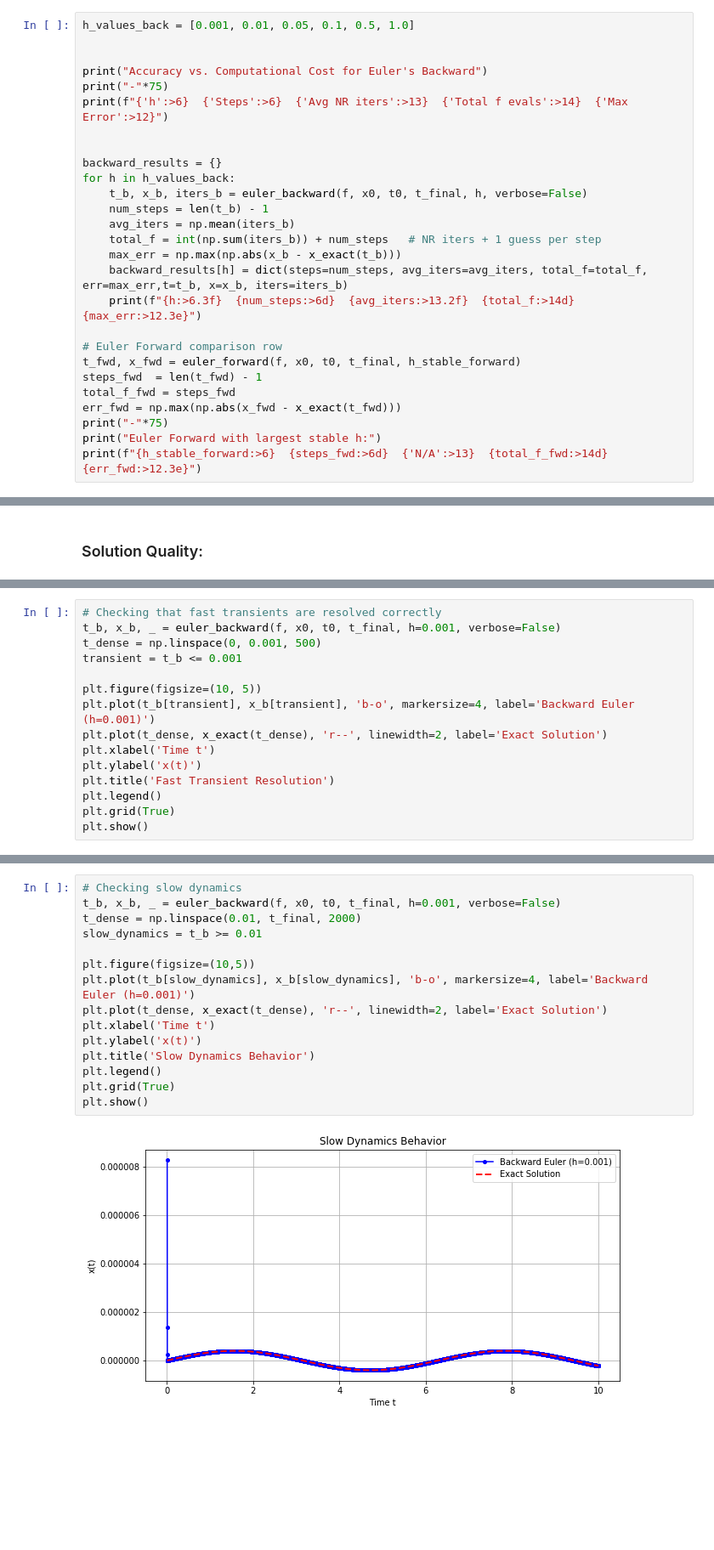
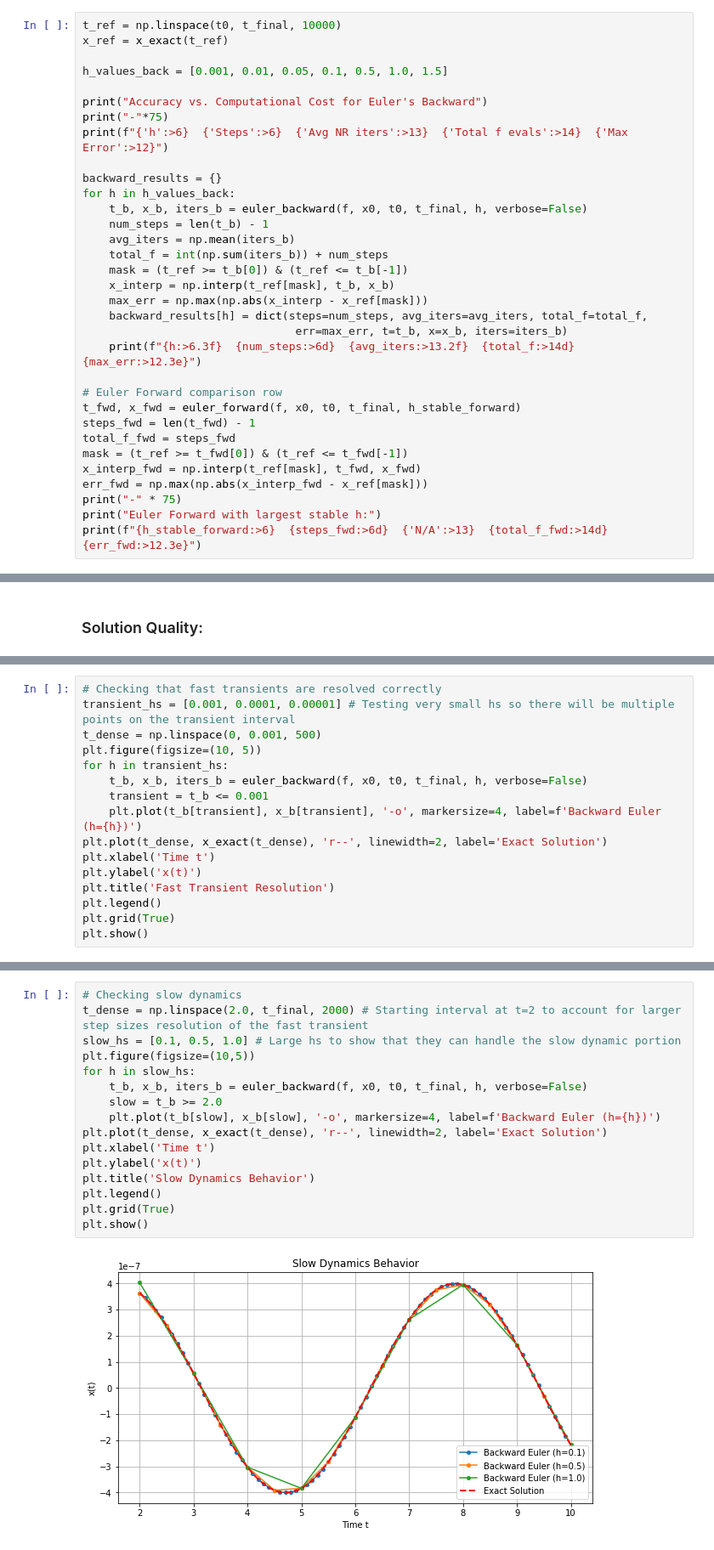
Before and after one commit to walttruelove29/coe311k, a Jupyter notebook: Final/Finalpt2.ipynb, the cells around one changed output, grey strips where cells are left out. Shown at 85% size. Drawn from its saved outputs; the diff is of its cells as text; blank space fills up the shorter version.

```diff
--- a/Final/Finalpt2.ipynb
+++ b/Final/Finalpt2.ipynb
@@ -459,30 +374,36 @@ Euler Backward stability limit: All h > 0
 # %% [markdown]
 ### Computational Cost Comparison:
 # %%
-h_values_back = [0.001, 0.01, 0.05, 0.1, 0.5, 1.0]
+t_ref = np.linspace(t0, t_final, 10000)
+x_ref = x_exact(t_ref)
 
+h_values_back = [0.001, 0.01, 0.05, 0.1, 0.5, 1.0, 1.5]
 
 print("Accuracy vs. Computational Cost for Euler's Backward")
 print("-"*75)
 print(f"{'h':>6}  {'Steps':>6}  {'Avg NR iters':>13}  {'Total f evals':>14}  {'Max Error':>12}")
-
 
 backward_results = {}
 for h in h_values_back:
     t_b, x_b, iters_b = euler_backward(f, x0, t0, t_final, h, verbose=False)
     num_steps = len(t_b) - 1
     avg_iters = np.mean(iters_b)
-    total_f = int(np.sum(iters_b)) + num_steps   # NR iters + 1 guess per step
-    max_err = np.max(np.abs(x_b - x_exact(t_b)))
-    backward_results[h] = dict(steps=num_steps, avg_iters=avg_iters, total_f=total_f, err=max_err,t=t_b, x=x_b, iters=iters_b)
+    total_f = int(np.sum(iters_b)) + num_steps
+    mask = (t_ref >= t_b[0]) & (t_ref <= t_b[-1])
+    x_interp = np.interp(t_ref[mask], t_b, x_b)
+    max_err = np.max(np.abs(x_interp - x_ref[mask]))
+    backward_results[h] = dict(steps=num_steps, avg_iters=avg_iters, total_f=total_f,
+                                err=max_err, t=t_b, x=x_b, iters=iters_b)
     print(f"{h:>6.3f}  {num_steps:>6d}  {avg_iters:>13.2f}  {total_f:>14d}  {max_err:>12.3e}")
 
 # Euler Forward comparison row
 t_fwd, x_fwd = euler_forward(f, x0, t0, t_final, h_stable_forward)
-steps_fwd  = len(t_fwd) - 1
+steps_fwd = len(t_fwd) - 1
 total_f_fwd = steps_fwd
-err_fwd = np.max(np.abs(x_fwd - x_exact(t_fwd)))
-print("-"*75)
+mask = (t_ref >= t_fwd[0]) & (t_ref <= t_fwd[-1])
+x_interp_fwd = np.interp(t_ref[mask], t_fwd, x_fwd)
+err_fwd = np.max(np.abs(x_interp_fwd - x_ref[mask]))
+print("-" * 75)
 print("Euler Forward with largest stable h:")
 print(f"{h_stable_forward:>6}  {steps_fwd:>6d}  {'N/A':>13}  {total_f_fwd:>14d}  {err_fwd:>12.3e}")
 # %% [output]
@@ -574,12 +503,13 @@ Euler's Backward Solution remains within reasonable physical bounds!
 Analytical Solution remains within reasonable physical bounds!
 # %%
 # Checking that fast transients are resolved correctly
-t_b, x_b, _ = euler_backward(f, x0, t0, t_final, h=0.001, verbose=False)
+transient_hs = [0.001, 0.0001, 0.00001] # Testing very small hs so there will be multiple points on the transient interval
 t_dense = np.linspace(0, 0.001, 500)
-transient = t_b <= 0.001
-
 plt.figure(figsize=(10, 5))
-plt.plot(t_b[transient], x_b[transient], 'b-o', markersize=4, label='Backward Euler (h=0.001)')
+for h in transient_hs:
+    t_b, x_b, iters_b = euler_backward(f, x0, t0, t_final, h, verbose=False)
+    transient = t_b <= 0.001
+    plt.plot(t_b[transient], x_b[transient], '-o', markersize=4, label=f'Backward Euler (h={h})')
 plt.plot(t_dense, x_exact(t_dense), 'r--', linewidth=2, label='Exact Solution')
 plt.xlabel('Time t')
 plt.ylabel('x(t)')
@@ -592,17 +522,18 @@ plt.show()
 # %%
 # Checking slow dynamics
-t_b, x_b, _ = euler_backward(f, x0, t0, t_final, h=0.001, verbose=False)
-t_dense = np.linspace(0.01, t_final, 2000)
-slow_dynamics = t_b >= 0.01
-
+t_dense = np.linspace(2.0, t_final, 2000) # Starting interval at t=2 to account for larger step sizes resolution of the fast transient
+slow_hs = [0.1, 0.5, 1.0] # Large hs to show that they can handle the slow dynamic portion
 plt.figure(figsize=(10,5))
-plt.plot(t_b[slow_dynamics], x_b[slow_dynamics], 'b-o', markersize=4, label='Backward Euler (h=0.001)')
+for h in slow_hs:
+    t_b, x_b, iters_b = euler_backward(f, x0, t0, t_final, h, verbose=False)
+    slow = t_b >= 2.0
+    plt.plot(t_b[slow], x_b[slow], '-o', markersize=4, label=f'Backward Euler (h={h})')
 plt.plot(t_dense, x_exact(t_dense), 'r--', linewidth=2, label='Exact Solution')
 plt.xlabel('Time t')
 plt.ylabel('x(t)')
 plt.title('Slow Dynamics Behavior')
 plt.legend()
 plt.grid(True)
 plt.show()
 # %% [output]
-[figure, old version]
+[figure, new version]
```
Also changed, not shown: parts of 35 cells of this notebook.
